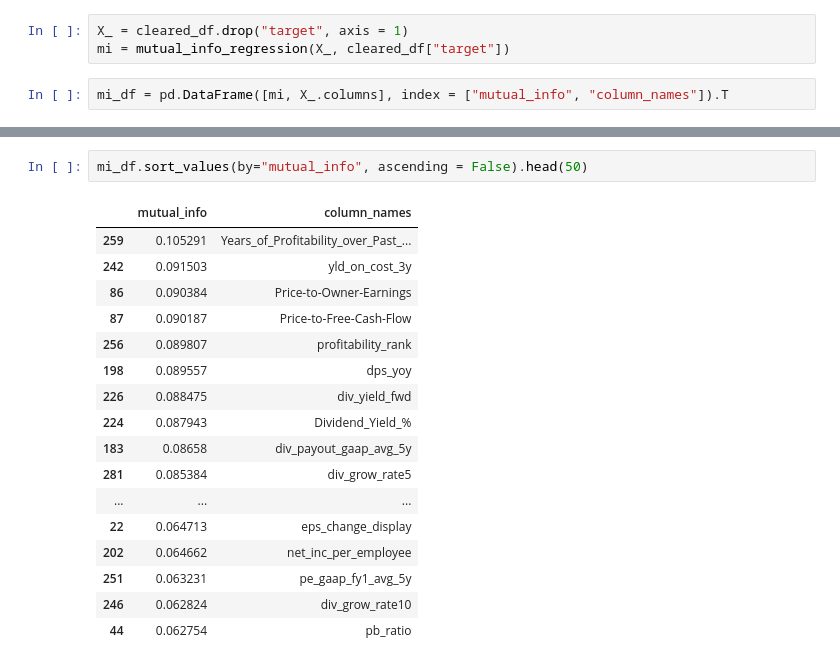
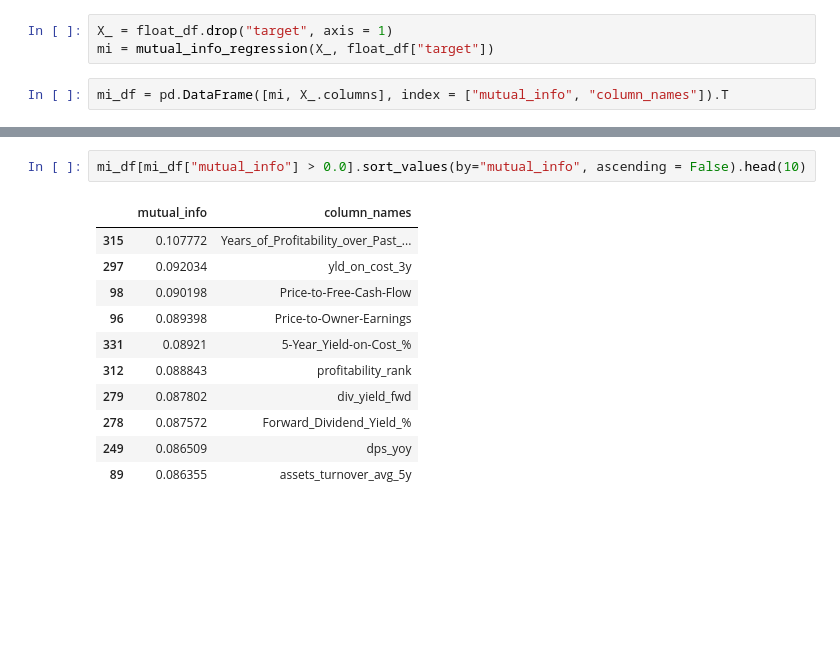
Before and after one commit to QuantBears/data-analysis, a Jupyter notebook: EDA/2023-10-05/eda.ipynb, the cells around one changed output, grey strips where cells are left out. Drawn from its saved outputs; the diff is of its cells as text; blank space fills up the shorter version.

```diff
--- a/EDA/2023-10-05/eda.ipynb
+++ b/EDA/2023-10-05/eda.ipynb
@@ -234,6 +214,6 @@ pass
 # %%
-X_ = cleared_df.drop("target", axis = 1)
-mi = mutual_info_regression(X_, cleared_df["target"])
+X_ = float_df.drop("target", axis = 1)
+mi = mutual_info_regression(X_, float_df["target"])
 # %%
 mi_df = pd.DataFrame([mi, X_.columns], index = ["mutual_info", "column_names"]).T
 # %%
@@ -244,20 +224,14 @@ mi_df["mutual_info"].hist()
 # %%
-mi_df.sort_values(by="mutual_info", ascending = False).head(50)
+mi_df[mi_df["mutual_info"] > 0.0].sort_values(by="mutual_info", ascending = False).head(10)
 # %% [output]
 |  | mutual_info | column_names |
-| 259 | 0.105291 | Years_of_Profitability_over_Past_... |
-| 242 | 0.091503 | yld_on_cost_3y |
-| 86 | 0.090384 | Price-to-Owner-Earnings |
-| 87 | 0.090187 | Price-to-Free-Cash-Flow |
-| 256 | 0.089807 | profitability_rank |
-| 198 | 0.089557 | dps_yoy |
-| 226 | 0.088475 | div_yield_fwd |
-| 224 | 0.087943 | Dividend_Yield_% |
-| 183 | 0.08658 | div_payout_gaap_avg_5y |
-| 281 | 0.085384 | div_grow_rate5 |
-| ... | ... | ... |
-| 22 | 0.064713 | eps_change_display |
-| 202 | 0.064662 | net_inc_per_employee |
-| 251 | 0.063231 | pe_gaap_fy1_avg_5y |
-| 246 | 0.062824 | div_grow_rate10 |
-| 44 | 0.062754 | pb_ratio |
+| 315 | 0.107772 | Years_of_Profitability_over_Past_... |
+| 297 | 0.092034 | yld_on_cost_3y |
+| 98 | 0.090198 | Price-to-Free-Cash-Flow |
+| 96 | 0.089398 | Price-to-Owner-Earnings |
+| 331 | 0.08921 | 5-Year_Yield-on-Cost_% |
+| 312 | 0.088843 | profitability_rank |
+| 279 | 0.087802 | div_yield_fwd |
+| 278 | 0.087572 | Forward_Dividend_Yield_% |
+| 249 | 0.086509 | dps_yoy |
+| 89 | 0.086355 | assets_turnover_avg_5y |
```
Also changed, not shown: parts of 16 cells of this notebook, 2 other files.
